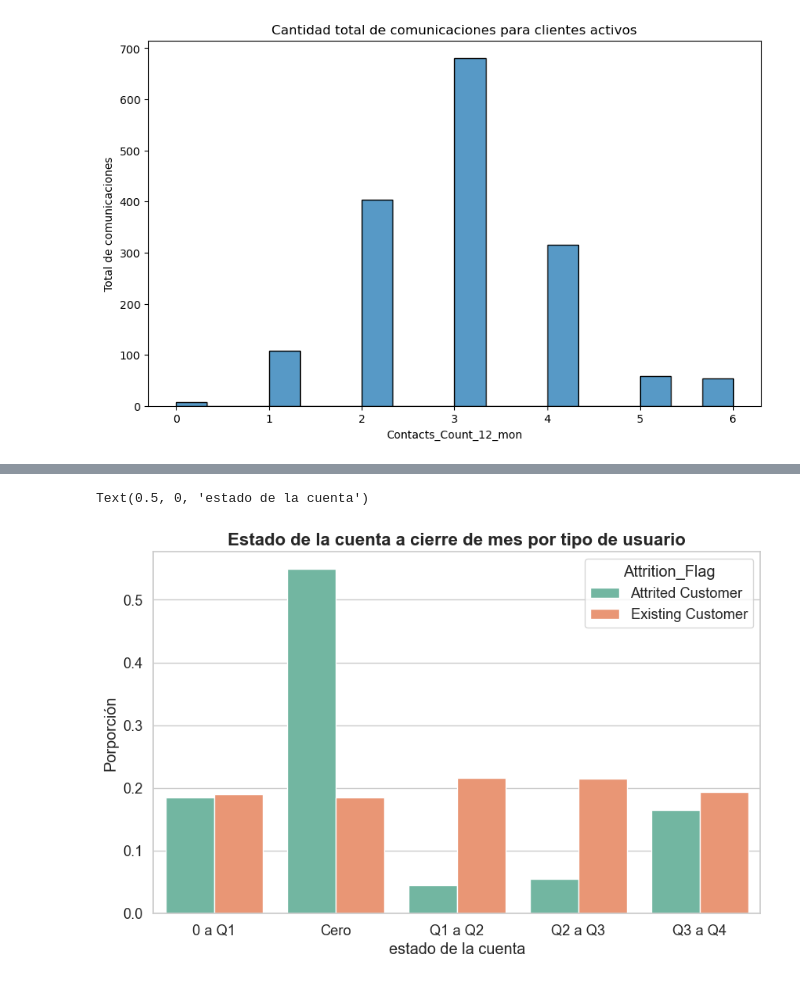
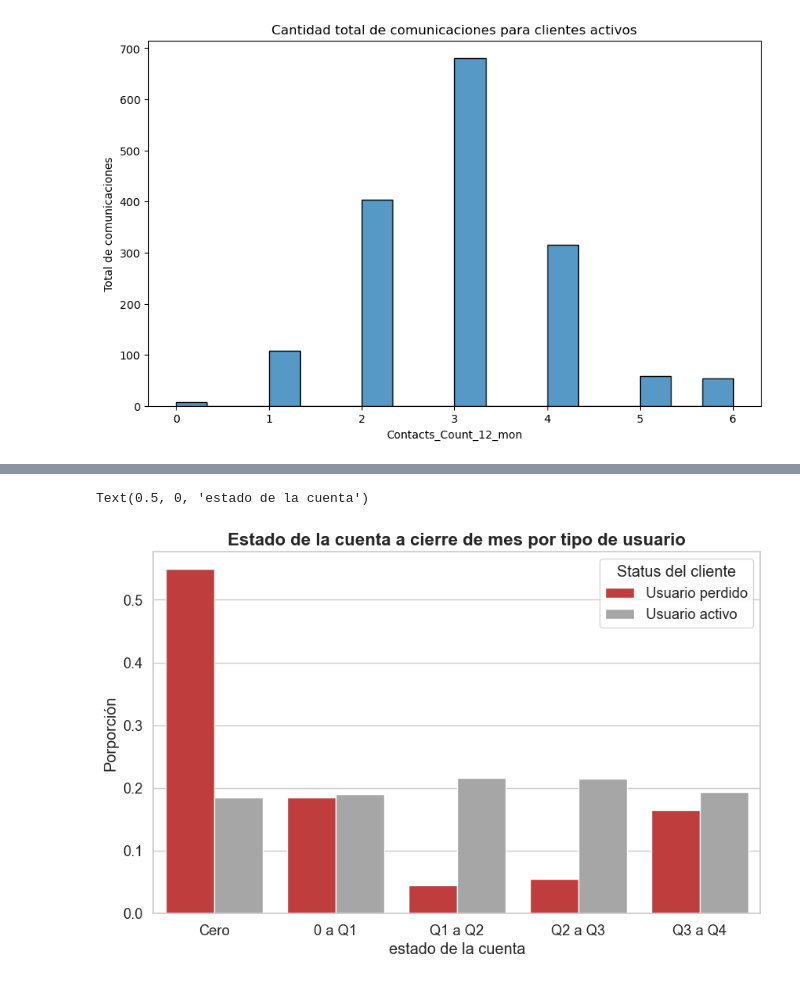
Before and after one commit to Daniel02-cmd/BankChurn, a Jupyter notebook: viual.ipynb, the cells around one changed output, grey strips where cells are left out. Saved outputs shown, nothing was run; the diff lists cells and outputs as text; code cells hidden in the pictures.

```diff
--- a/viual.ipynb
+++ b/viual.ipynb
@@ -182,34 +190,50 @@ def split_num_to_cat(df, valor):
         elif x > q2 and x <= q3:
             return 'Q2 a Q3'
         else:
             return 'Q3 a Q4'
 
     return df[valor].apply(clasificar)
 
 df['Total_Revolving_Bal_Cat'] = split_num_to_cat(df, 'Total_Revolving_Bal')
 
 df['Total_Revolving_Bal_Cat'].head(10)
 
 
 grouped = df.groupby(['Total_Revolving_Bal_Cat', 'Attrition_Flag']).size().reset_index(name='count')
 
 total_por_estado = grouped.groupby('Attrition_Flag')['count'].transform('sum')
 
 grouped['proportion'] = grouped['count'] / total_por_estado
 
+income_order = [
+    'Cero',
+    '0 a Q1',
+    'Q1 a Q2',
+    'Q2 a Q3',
+    'Q3 a Q4'
+]
+
 plt.figure(figsize=(10,6))
+palette_custom = {
+    'Attrited Customer': '#D62728',
+    'Existing Customer': '#A6A6A6'
+}
 
-sns.barplot(
+ax=sns.barplot(
     data=grouped,
     x='Total_Revolving_Bal_Cat',
     y='proportion',
     hue='Attrition_Flag',
-    palette='Set2'
+    order= income_order,
+    palette=palette_custom
 )
-
+arm, labels = ax.get_legend_handles_labels()
+ax.legend(
+    title='Status del cliente', handles = arm,
+    labels=['Usuario perdido', 'Usuario activo'])
 plt.title('Estado de la cuenta a cierre de mes por tipo de usuario', fontsize=16, weight='bold')
 plt.ylabel('Porporción')
 plt.xlabel('estado de la cuenta')
 # %% [output]
 Text(0.5, 0, 'estado de la cuenta')
-[figure, old version]
+[figure, new version]
```
Also changed, not shown: parts of 5 cells of this notebook.
